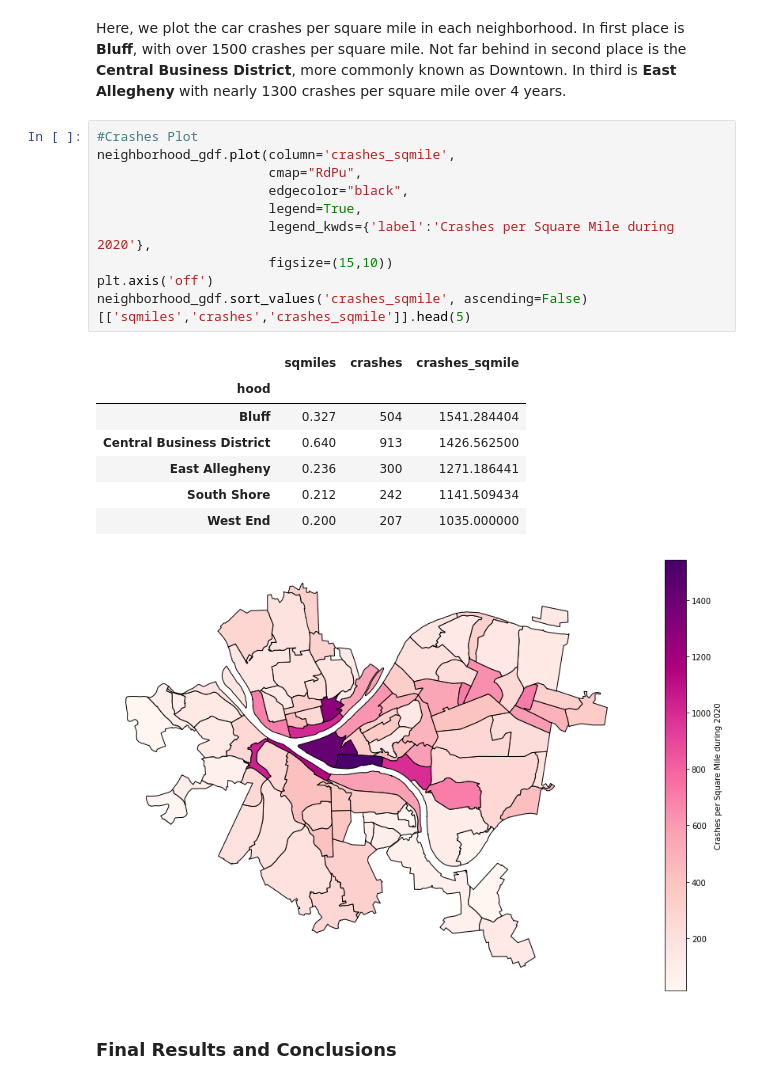
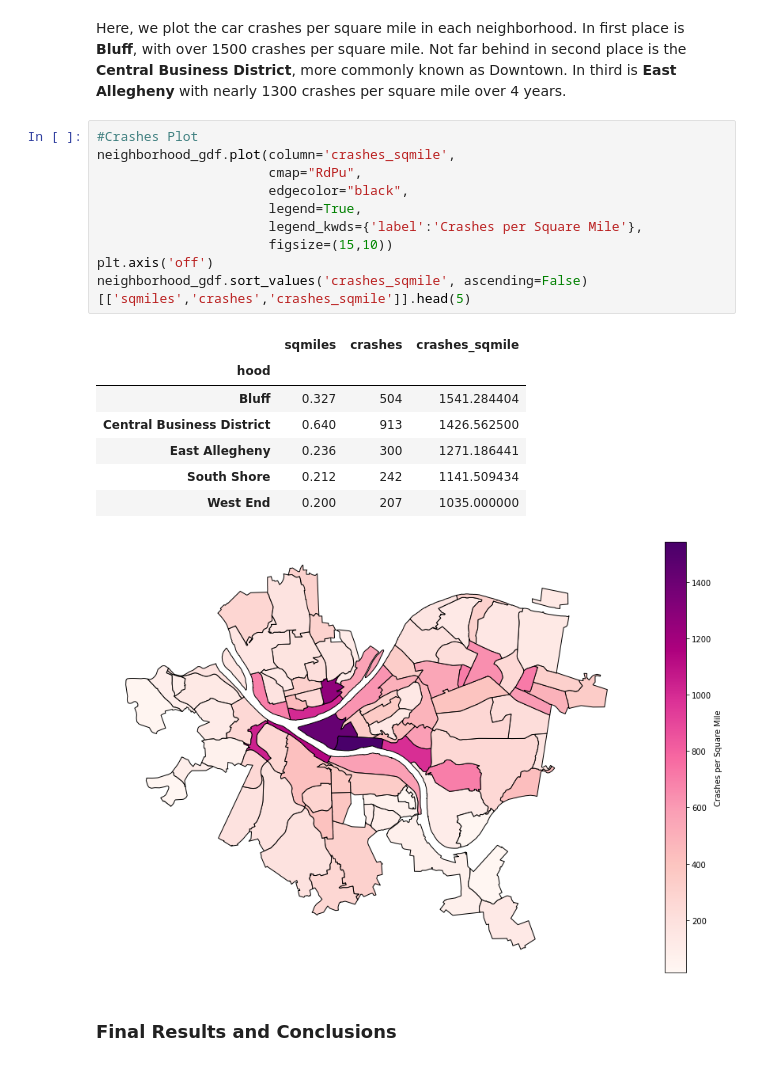
Before and after one commit to dmiller3445/Group-70, a Jupyter notebook: Final.ipynb, the cells around one changed output. Cells and saved outputs as stored; diff of their text form.

```diff
--- a/Final.ipynb
+++ b/Final.ipynb
@@ -194,22 +194,22 @@ Here, we plot the car crashes per square mile in each neighborhood. In first pla
 # %%
 #Crashes Plot
 neighborhood_gdf.plot(column='crashes_sqmile',
                       cmap="RdPu",
                       edgecolor="black",
                       legend=True,
-                      legend_kwds={'label':'Crashes per Square Mile during 2020'},
+                      legend_kwds={'label':'Crashes per Square Mile'},
                       figsize=(15,10))
 plt.axis('off')
 neighborhood_gdf.sort_values('crashes_sqmile', ascending=False)[['sqmiles','crashes','crashes_sqmile']].head(5)
 # %% [output]
 |  | sqmiles | crashes | crashes_sqmile |
 | hood |  |  |  |
 | Bluff | 0.327 | 504 | 1541.284404 |
 | Central Business District | 0.640 | 913 | 1426.562500 |
 | East Allegheny | 0.236 | 300 | 1271.186441 |
 | South Shore | 0.212 | 242 | 1141.509434 |
 | West End | 0.200 | 207 | 1035.000000 |
-[figure, old version]
+[figure, new version]
 # %% [markdown]
 ### Final Results and Conclusions
 # %% [markdown]
```
Also changed, not shown: parts of 1 cell of this notebook.
